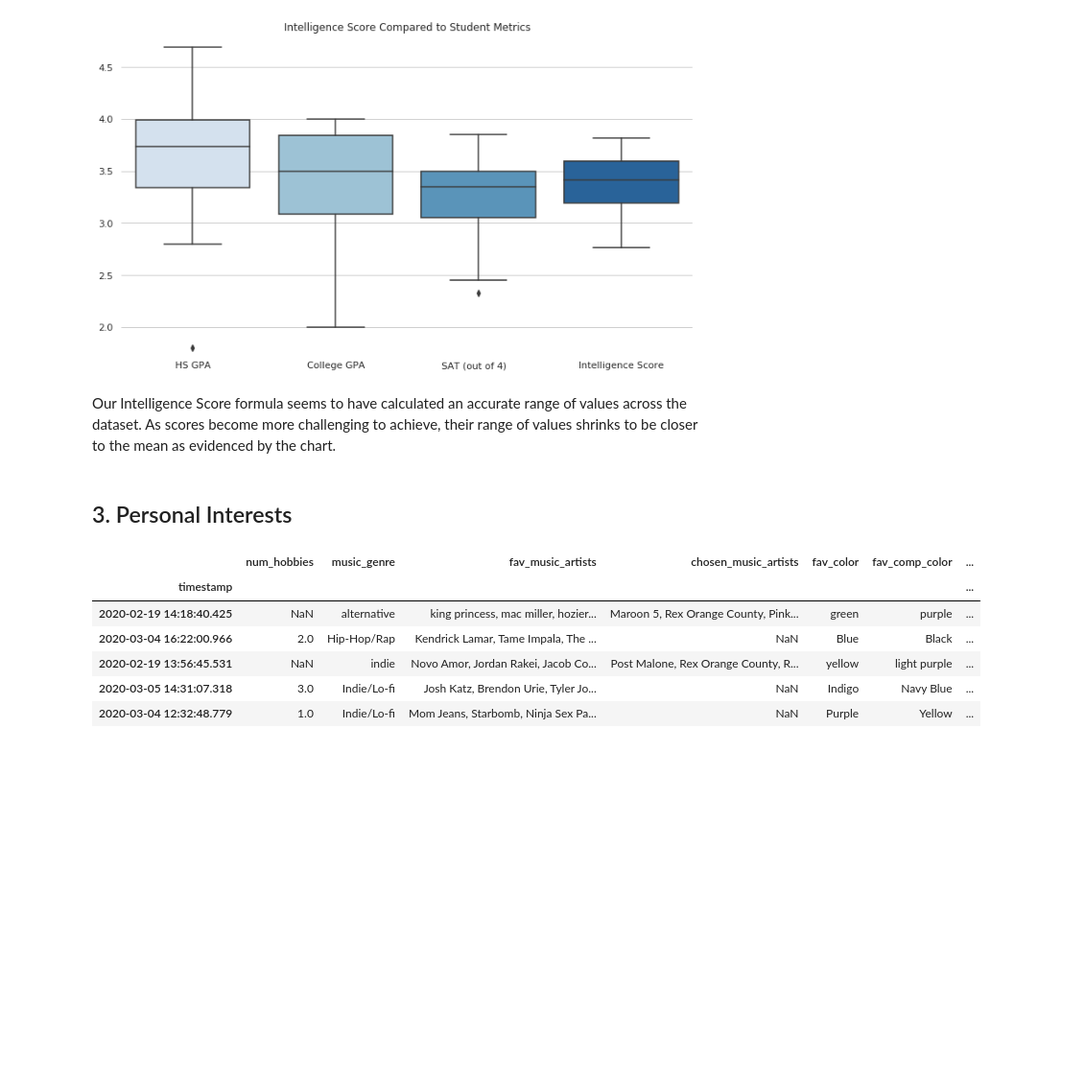
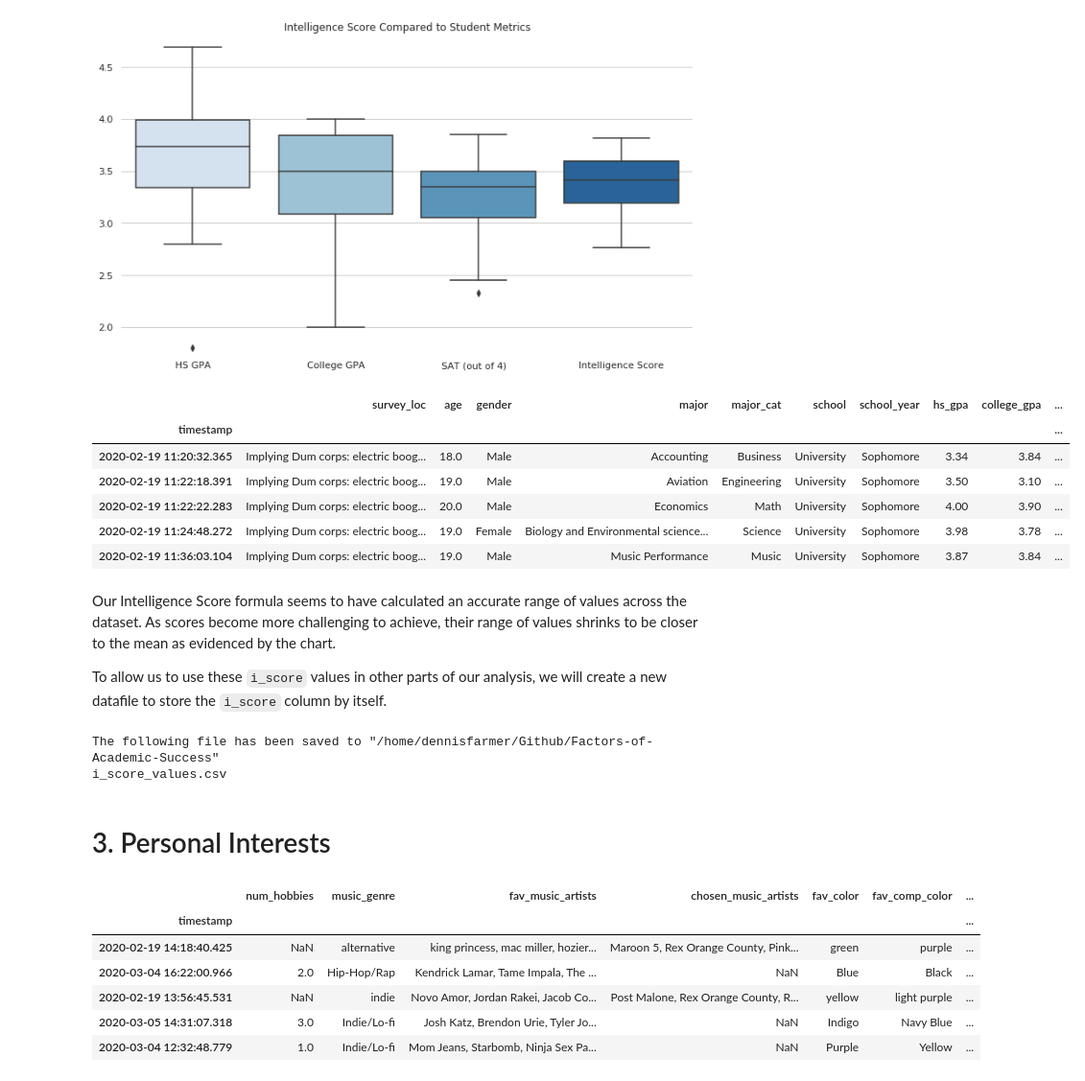
Before and after one commit to dennisfarmer/Factors-of-Academic-Success, a Jupyter notebook: eda.ipynb, the cells around one changed output. Shown: that part at 96% size. Saved outputs shown, nothing was run; the diff lists cells and outputs as text; code cells hidden in the pictures; blank space fills up the shorter version.

```diff
--- a/eda.ipynb
+++ b/eda.ipynb
@@ -293,7 +295,7 @@ averages = [surveydata.hs_gpa.mean(), surveydata.college_gpa.mean(), surveydata.
 i_scores = [calc_intelligence(listGrades, averages)
             for listGrades in surveydata[["hs_gpa", "college_gpa", "converted_sat"]].values]
 
-surveydata.insert(0, "i_score", i_scores)
+surveydata.insert(14, "i_score", i_scores)
 # %%
 surveydata[["hs_gpa", "college_gpa", "converted_sat", "i_score"]].head()
 # %% [output]
@@ -332,10 +334,28 @@ plt.xticks(np.arange(4), ('HS GPA', 'College GPA', 'SAT (out of 4)   ', 'Intelli
 plt.savefig('Graphs/BplotScores.png')
 # %% [output]
 [figure]
+# %%
+surveydata.head()
+# %% [output]
+|  | survey_loc | age | gender | major | major_cat | school | school_year | hs_gpa | college_gpa | ... |
+| timestamp |  |  |  |  |  |  |  |  |  | ... |
+| 2020-02-19 11:20:32.365 | Implying Dum corps: electric boog... | 18.0 | Male | Accounting | Business | University | Sophomore | 3.34 | 3.84 | ... |
+| 2020-02-19 11:22:18.391 | Implying Dum corps: electric boog... | 19.0 | Male | Aviation | Engineering | University | Sophomore | 3.50 | 3.10 | ... |
+| 2020-02-19 11:22:22.283 | Implying Dum corps: electric boog... | 20.0 | Male | Economics | Math | University | Sophomore | 4.00 | 3.90 | ... |
+| 2020-02-19 11:24:48.272 | Implying Dum corps: electric boog... | 19.0 | Female | Biology and Environmental science... | Science | University | Sophomore | 3.98 | 3.78 | ... |
+| 2020-02-19 11:36:03.104 | Implying Dum corps: electric boog... | 19.0 | Male | Music Performance | Music | University | Sophomore | 3.87 | 3.84 | ... |
 # %% [markdown]
 Our Intelligence Score formula seems to have calculated an accurate range of values across the dataset. As scores become more challenging to achieve, their range of values shrinks to be closer to the mean as evidenced by the chart.
+
+To allow us to use these `i_score` values in other parts of our analysis, we will create a new datafile to store the `i_score` column by itself.
+# %%
+from cleaning import export_data
+export_data(surveydata['i_score'], fname='i_score_values', ftype='.csv')
+# %% [output]
+The following file has been saved to "/home/dennisfarmer/Github/Factors-of-Academic-Success"
+i_score_values.csv
 # %% [markdown]
-## 3. Personal Interests
+# 3. Personal Interests
 # %%
 surveydata[interests[0]].sample(n=5, random_state=3)
 # %% [output]
```
Also changed, not shown: parts of 37 cells of this notebook, 3 other files.
